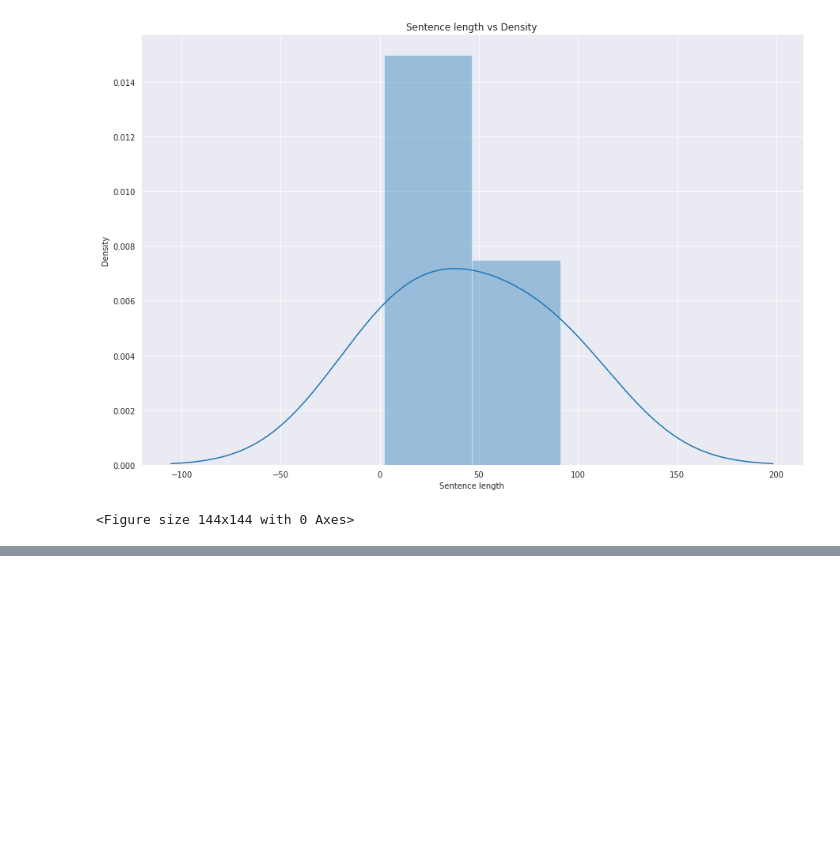
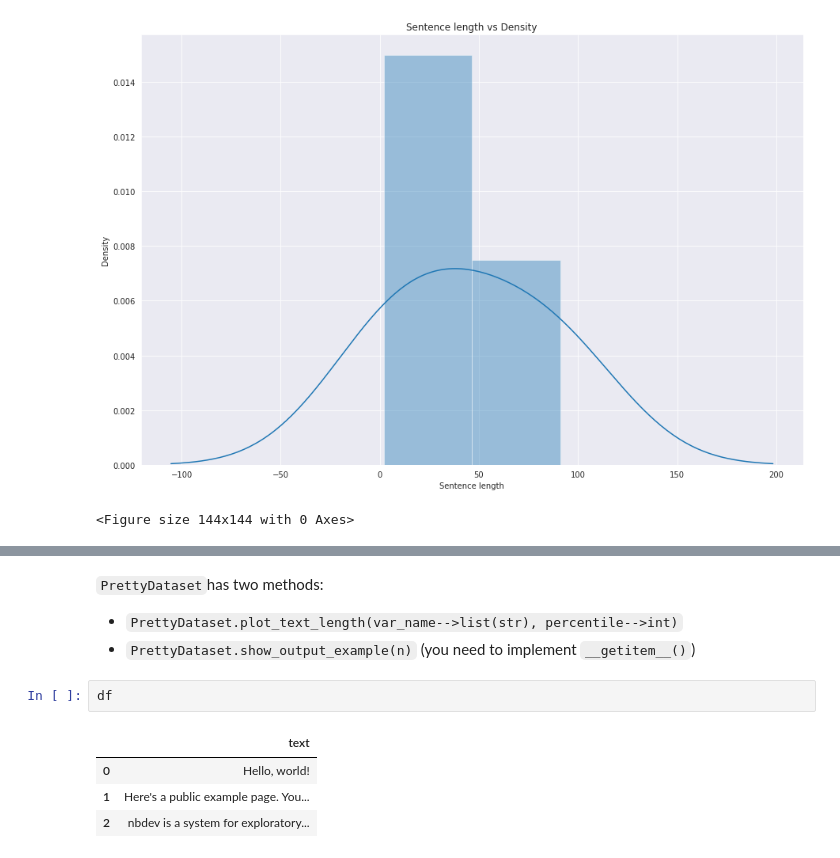
Before and after one commit to pandya6988/diin_text, a Jupyter notebook: notebooks/00_data.ipynb, the cells around one changed output, grey strips where cells are left out. Cells and saved outputs as stored; diff of their text form; blank space fills up the shorter version.

```diff
--- a/notebooks/00_data.ipynb
+++ b/notebooks/00_data.ipynb
@@ -184,0 +186,11 @@ plot_text_length(df['text'])
+# %% [markdown]
+`PrettyDataset`has two methods:
+- `PrettyDataset.plot_text_length(var_name-->list(str), percentile-->int)`
+- `PrettyDataset.show_output_example(n)` (you need to implement `__getitem__()`)
+# %%
+df
+# %% [output]
+|  | text |
+| 0 | Hello, world! |
+| 1 | Here's a public example page. You... |
+| 2 | nbdev is a system for exploratory... |
```
Also changed, not shown: parts of 10 cells of this notebook, 3 other files.
